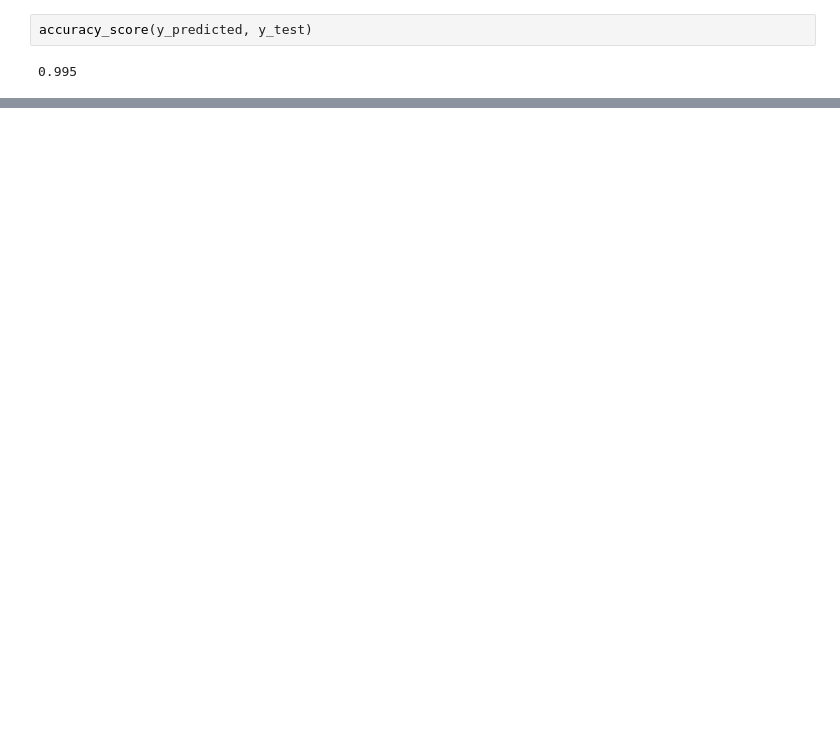
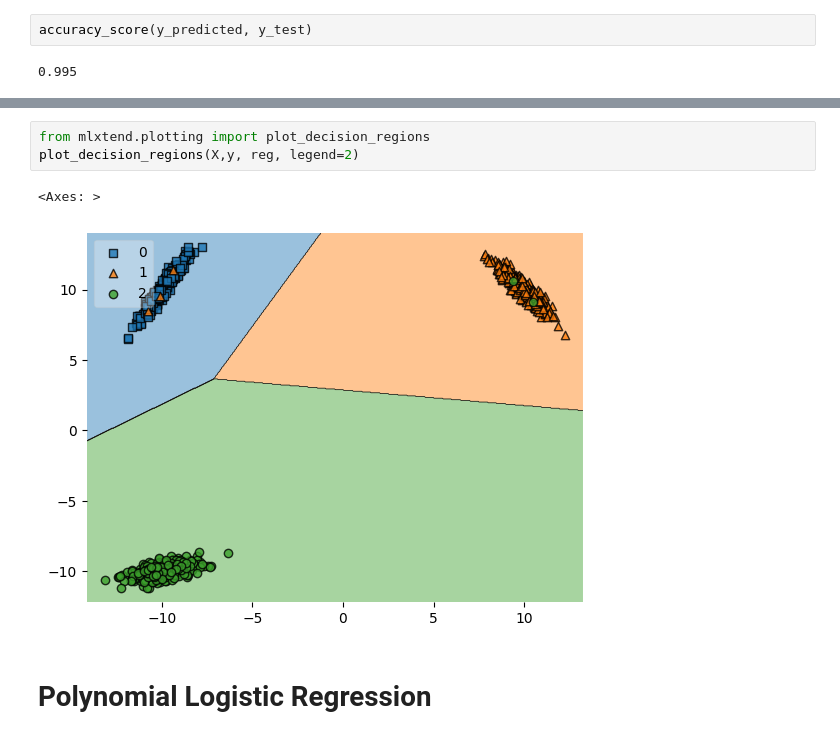
Before and after one commit to mumerfarooqbajwa321/machine-learning-practice, a Jupyter notebook: logistic-regression.ipynb, the cells around one changed output, grey strips where cells are left out. Cells and saved outputs as stored; diff of their text form; blank space fills up the shorter version.

```diff
--- a/logistic-regression.ipynb
+++ b/logistic-regression.ipynb
@@ -566,0 +574,8 @@ array([[55,  1,  0],
+# %%
+from mlxtend.plotting import plot_decision_regions
+plot_decision_regions(X,y, reg, legend=2)
+# %% [output]
+<Axes: >
+[figure, added]
+# %% [markdown]
+# **Polynomial Logistic Regression**
```
Also changed, not shown: parts of 28 cells of this notebook.
